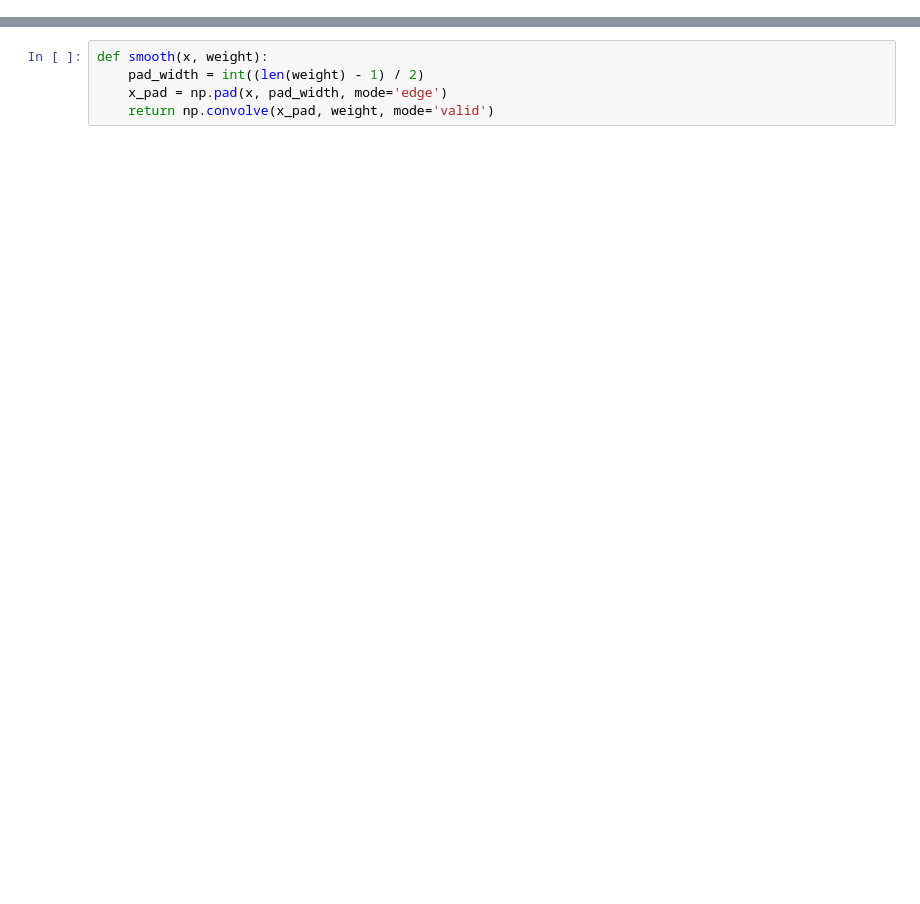
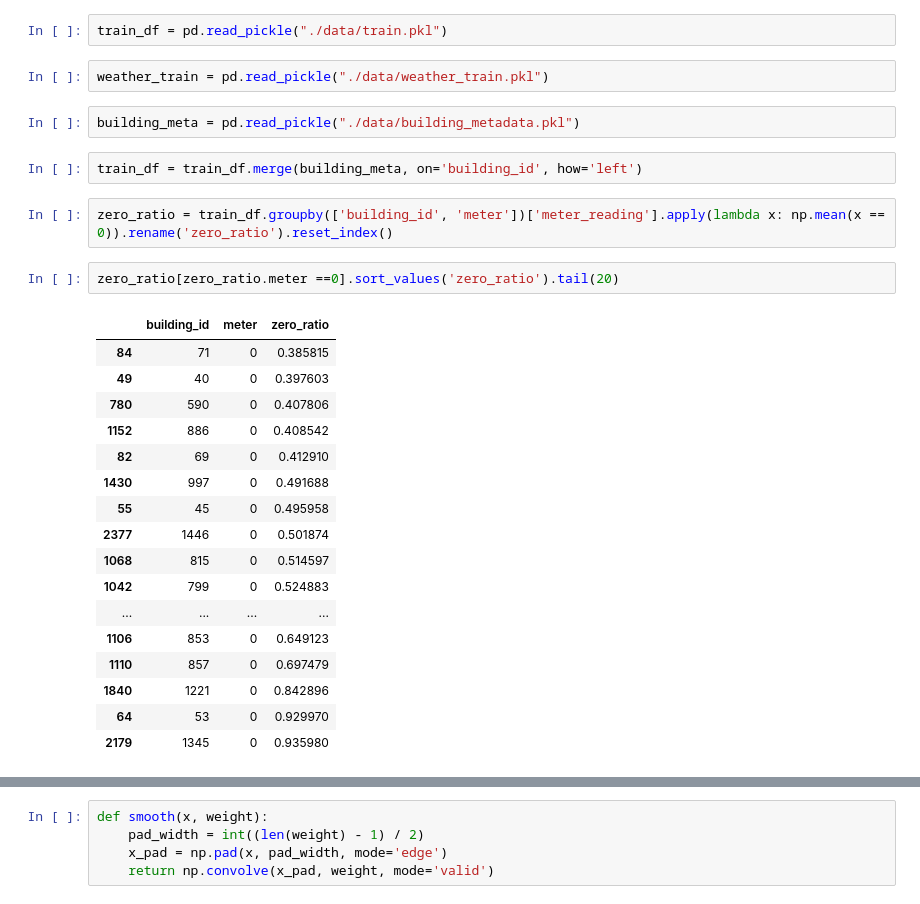
Before and after one commit to EvilPsyCHo/competition, a Jupyter notebook: Kaggle-ASHRAE/未命名.ipynb, the cells around one changed output, grey strips where cells are left out. Drawn from its saved outputs; the diff is of its cells as text; blank space fills up the shorter version.

```diff
--- a/Kaggle-ASHRAE/未命名.ipynb
+++ b/Kaggle-ASHRAE/未命名.ipynb
@@ -148,0 +8,30 @@ array([1, 1, 2, 3, 3])
+# %%
+train_df = pd.read_pickle("./data/train.pkl")
+# %%
+weather_train = pd.read_pickle("./data/weather_train.pkl")
+# %%
+building_meta = pd.read_pickle("./data/building_metadata.pkl")
+# %%
+train_df = train_df.merge(building_meta, on='building_id', how='left')
+# %%
+zero_ratio = train_df.groupby(['building_id', 'meter'])['meter_reading'].apply(lambda x: np.mean(x == 0)).rename('zero_ratio').reset_index()
+# %%
+zero_ratio[zero_ratio.meter ==0].sort_values('zero_ratio').tail(20)
+# %% [output]
+|  | building_id | meter | zero_ratio |
+| 84 | 71 | 0 | 0.385815 |
+| 49 | 40 | 0 | 0.397603 |
+| 780 | 590 | 0 | 0.407806 |
+| 1152 | 886 | 0 | 0.408542 |
+| 82 | 69 | 0 | 0.412910 |
+| 1430 | 997 | 0 | 0.491688 |
+| 55 | 45 | 0 | 0.495958 |
+| 2377 | 1446 | 0 | 0.501874 |
+| 1068 | 815 | 0 | 0.514597 |
+| 1042 | 799 | 0 | 0.524883 |
+| ... | ... | ... | ... |
+| 1106 | 853 | 0 | 0.649123 |
+| 1110 | 857 | 0 | 0.697479 |
+| 1840 | 1221 | 0 | 0.842896 |
+| 64 | 53 | 0 | 0.929970 |
+| 2179 | 1345 | 0 | 0.935980 |
```
Also changed, not shown: parts of 41 cells of this notebook, 2 other files.
